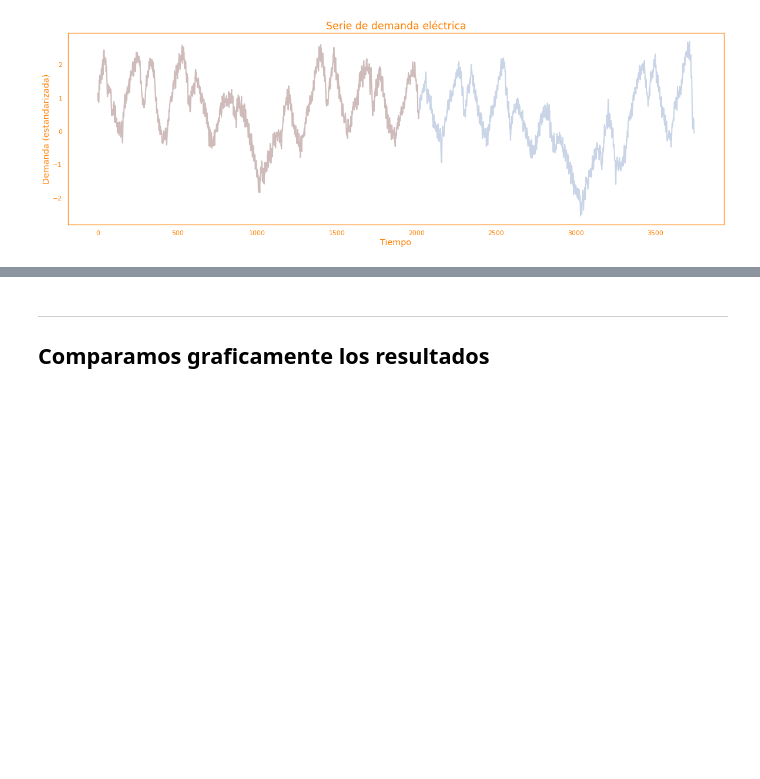
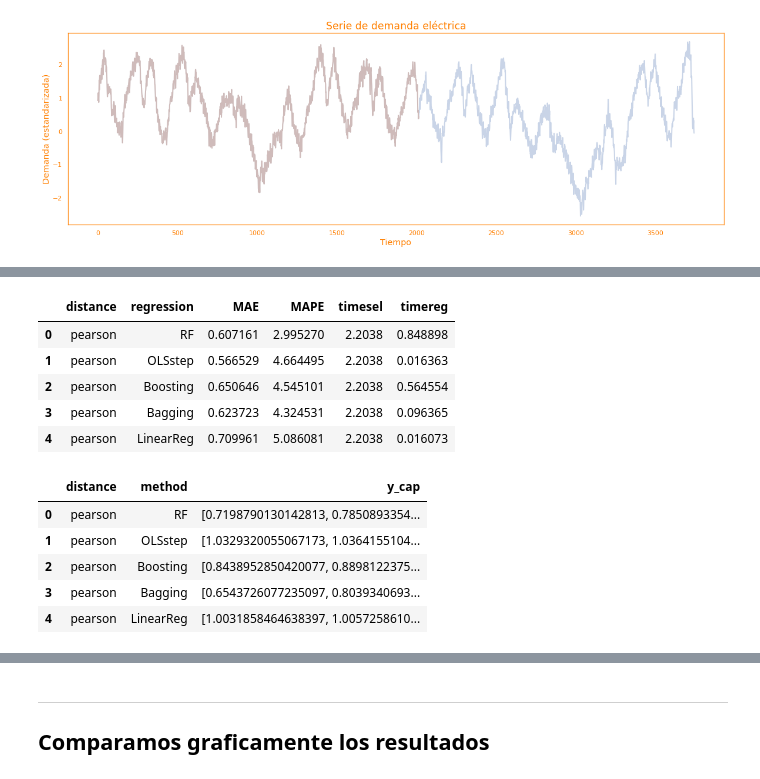
Before and after one commit to urieliram/statistical, a Jupyter notebook: Analog2.ipynb, the cells around one changed output, grey strips where cells are left out. Saved outputs shown, nothing was run; the diff lists cells and outputs as text; code cells hidden in the pictures; blank space fills up the shorter version.

```diff
--- a/Analog2.ipynb
+++ b/Analog2.ipynb
@@ -624,3 +569,19 @@ euclidian VotingLinear
+# %%
+display(dferror.head())
+display(preds.head())
+# %% [output]
+|  | distance | regression | MAE | MAPE | timesel | timereg |
+| 0 | pearson | RF | 0.607161 | 2.995270 | 2.2038 | 0.848898 |
+| 1 | pearson | OLSstep | 0.566529 | 4.664495 | 2.2038 | 0.016363 |
+| 2 | pearson | Boosting | 0.650646 | 4.545101 | 2.2038 | 0.564554 |
+| 3 | pearson | Bagging | 0.623723 | 4.324531 | 2.2038 | 0.096365 |
+| 4 | pearson | LinearReg | 0.709961 | 5.086081 | 2.2038 | 0.016073 |
+|  | distance | method | y_cap |
+| 0 | pearson | RF | [0.7198790130142813, 0.7850893354... |
+| 1 | pearson | OLSstep | [1.0329320055067173, 1.0364155104... |
+| 2 | pearson | Boosting | [0.8438952850420077, 0.8898122375... |
+| 3 | pearson | Bagging | [0.6543726077235097, 0.8039340693... |
+| 4 | pearson | LinearReg | [1.0031858464638397, 1.0057258610... |
 # %%
 dferror["time"]         = dferror["timereg"] + dferror["timesel"]
 dferror["invtime"]      = 1 / ( dferror["timereg"] + dferror["timesel"])
```
Also changed, not shown: parts of 22 cells of this notebook.
